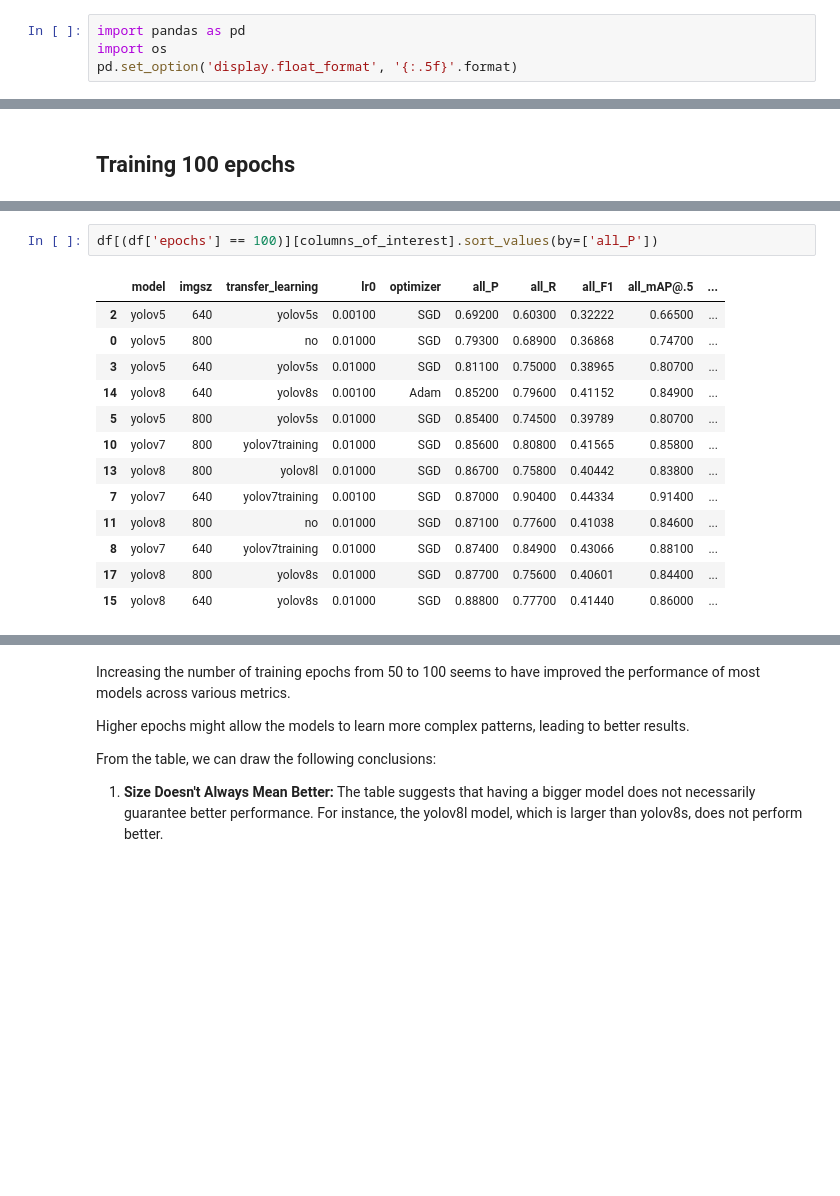
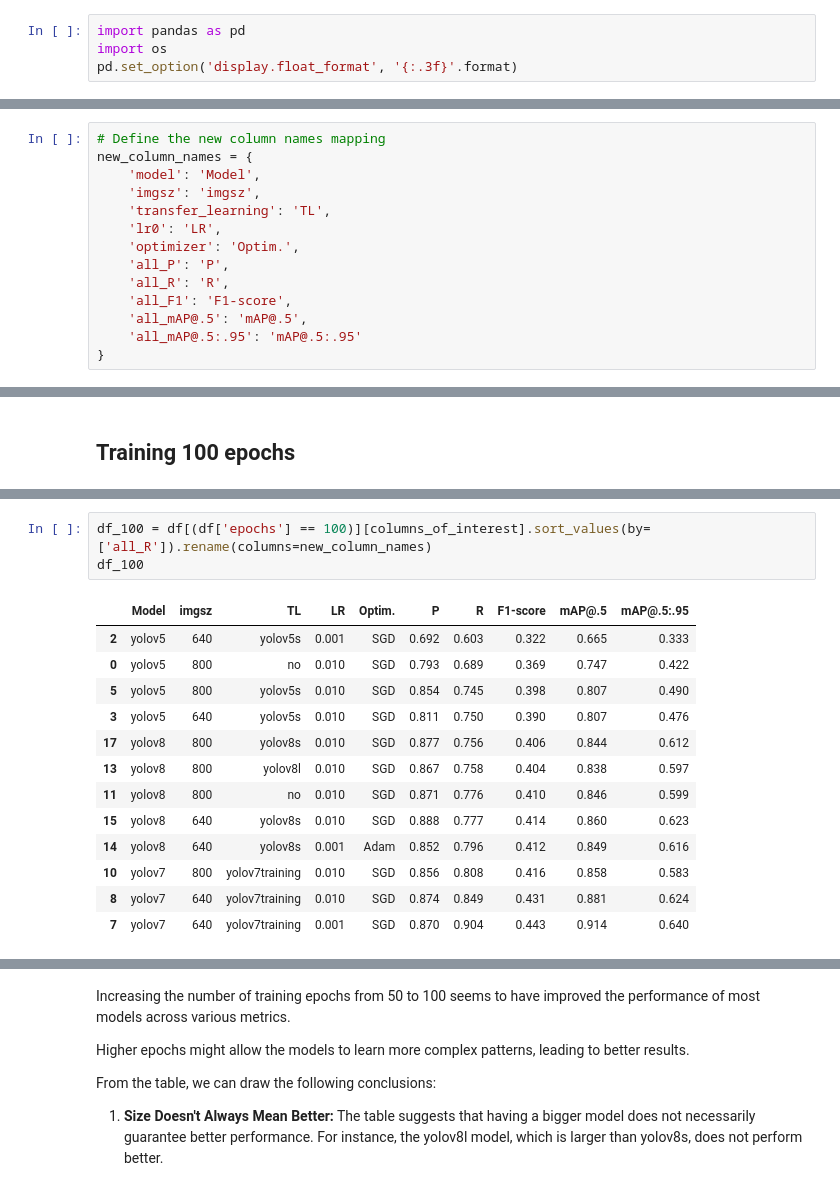
Before and after one commit to florvela/YOLO-Training-Optimization-Pose-Estimation-and-Tracking, a Jupyter notebook: 003-Evaluating-models/understanding_output_csvs.ipynb, the cells around one changed output, grey strips where cells are left out. Saved outputs shown, nothing was run; the diff lists cells and outputs as text; blank space fills up the shorter version.

```diff
--- a/003-Evaluating-models/understanding_output_csvs.ipynb
+++ b/003-Evaluating-models/understanding_output_csvs.ipynb
@@ -1,4 +1,4 @@
 # %%
 import pandas as pd
 import os
-pd.set_option('display.float_format', '{:.5f}'.format)
+pd.set_option('display.float_format', '{:.3f}'.format)
@@ -67,6 +77,20 @@ eval_trained_on_dataset_v2_task_test_ds_original.csv
 eval_trained_on_dataset_v1_task_test_ds_rc.csv
 eval_trained_on_dataset_v2_task_test_ds_rc.csv
 eval_trained_on_dataset_v2_task_val_ds_original.csv
+# %%
+# Define the new column names mapping
+new_column_names = {
+    'model': 'Model',
+    'imgsz': 'imgsz',
+    'transfer_learning': 'TL',
+    'lr0': 'LR',
+    'optimizer': 'Optim.',
+    'all_P': 'P',
+    'all_R': 'R',
+    'all_F1': 'F1-score',
+    'all_mAP@.5': 'mAP@.5',
+    'all_mAP@.5:.95': 'mAP@.5:.95'
+}
 # %%
 df = pd.read_csv(f"{OUTPUT_DIR}/eval_trained_on_dataset_v1_task_test_ds_original.csv")
 # df.set_index('model_key', inplace=True)
@@ -102,16 +192,17 @@ A smaller learning rate leads to more optimal models but takes longer to train.
 # %%
-df[(df['epochs'] == 100)][columns_of_interest].sort_values(by=['all_P'])
+df_100 = df[(df['epochs'] == 100)][columns_of_interest].sort_values(by=['all_R']).rename(columns=new_column_names)
+df_100
 # %% [output]
-|  | model | imgsz | transfer_learning | lr0 | optimizer | all_P | all_R | all_F1 | all_mAP@.5 | ... |
-| 2 | yolov5 | 640 | yolov5s | 0.00100 | SGD | 0.69200 | 0.60300 | 0.32222 | 0.66500 | ... |
-| 0 | yolov5 | 800 | no | 0.01000 | SGD | 0.79300 | 0.68900 | 0.36868 | 0.74700 | ... |
-| 3 | yolov5 | 640 | yolov5s | 0.01000 | SGD | 0.81100 | 0.75000 | 0.38965 | 0.80700 | ... |
-| 14 | yolov8 | 640 | yolov8s | 0.00100 | Adam | 0.85200 | 0.79600 | 0.41152 | 0.84900 | ... |
-| 5 | yolov5 | 800 | yolov5s | 0.01000 | SGD | 0.85400 | 0.74500 | 0.39789 | 0.80700 | ... |
-| 10 | yolov7 | 800 | yolov7training | 0.01000 | SGD | 0.85600 | 0.80800 | 0.41565 | 0.85800 | ... |
-| 13 | yolov8 | 800 | yolov8l | 0.01000 | SGD | 0.86700 | 0.75800 | 0.40442 | 0.83800 | ... |
-| 7 | yolov7 | 640 | yolov7training | 0.00100 | SGD | 0.87000 | 0.90400 | 0.44334 | 0.91400 | ... |
-| 11 | yolov8 | 800 | no | 0.01000 | SGD | 0.87100 | 0.77600 | 0.41038 | 0.84600 | ... |
-| 8 | yolov7 | 640 | yolov7training | 0.01000 | SGD | 0.87400 | 0.84900 | 0.43066 | 0.88100 | ... |
-| 17 | yolov8 | 800 | yolov8s | 0.01000 | SGD | 0.87700 | 0.75600 | 0.40601 | 0.84400 | ... |
-| 15 | yolov8 | 640 | yolov8s | 0.01000 | SGD | 0.88800 | 0.77700 | 0.41440 | 0.86000 | ... |
+|  | Model | imgsz | TL | LR | Optim. | P | R | F1-score | mAP@.5 | mAP@.5:.95 |
+| 2 | yolov5 | 640 | yolov5s | 0.001 | SGD | 0.692 | 0.603 | 0.322 | 0.665 | 0.333 |
+| 0 | yolov5 | 800 | no | 0.010 | SGD | 0.793 | 0.689 | 0.369 | 0.747 | 0.422 |
+| 5 | yolov5 | 800 | yolov5s | 0.010 | SGD | 0.854 | 0.745 | 0.398 | 0.807 | 0.490 |
+| 3 | yolov5 | 640 | yolov5s | 0.010 | SGD | 0.811 | 0.750 | 0.390 | 0.807 | 0.476 |
+| 17 | yolov8 | 800 | yolov8s | 0.010 | SGD | 0.877 | 0.756 | 0.406 | 0.844 | 0.612 |
+| 13 | yolov8 | 800 | yolov8l | 0.010 | SGD | 0.867 | 0.758 | 0.404 | 0.838 | 0.597 |
+| 11 | yolov8 | 800 | no | 0.010 | SGD | 0.871 | 0.776 | 0.410 | 0.846 | 0.599 |
+| 15 | yolov8 | 640 | yolov8s | 0.010 | SGD | 0.888 | 0.777 | 0.414 | 0.860 | 0.623 |
+| 14 | yolov8 | 640 | yolov8s | 0.001 | Adam | 0.852 | 0.796 | 0.412 | 0.849 | 0.616 |
+| 10 | yolov7 | 800 | yolov7training | 0.010 | SGD | 0.856 | 0.808 | 0.416 | 0.858 | 0.583 |
+| 8 | yolov7 | 640 | yolov7training | 0.010 | SGD | 0.874 | 0.849 | 0.431 | 0.881 | 0.624 |
+| 7 | yolov7 | 640 | yolov7training | 0.001 | SGD | 0.870 | 0.904 | 0.443 | 0.914 | 0.640 |
```
Also changed, not shown: parts of 17 cells of this notebook, 11 other files.
